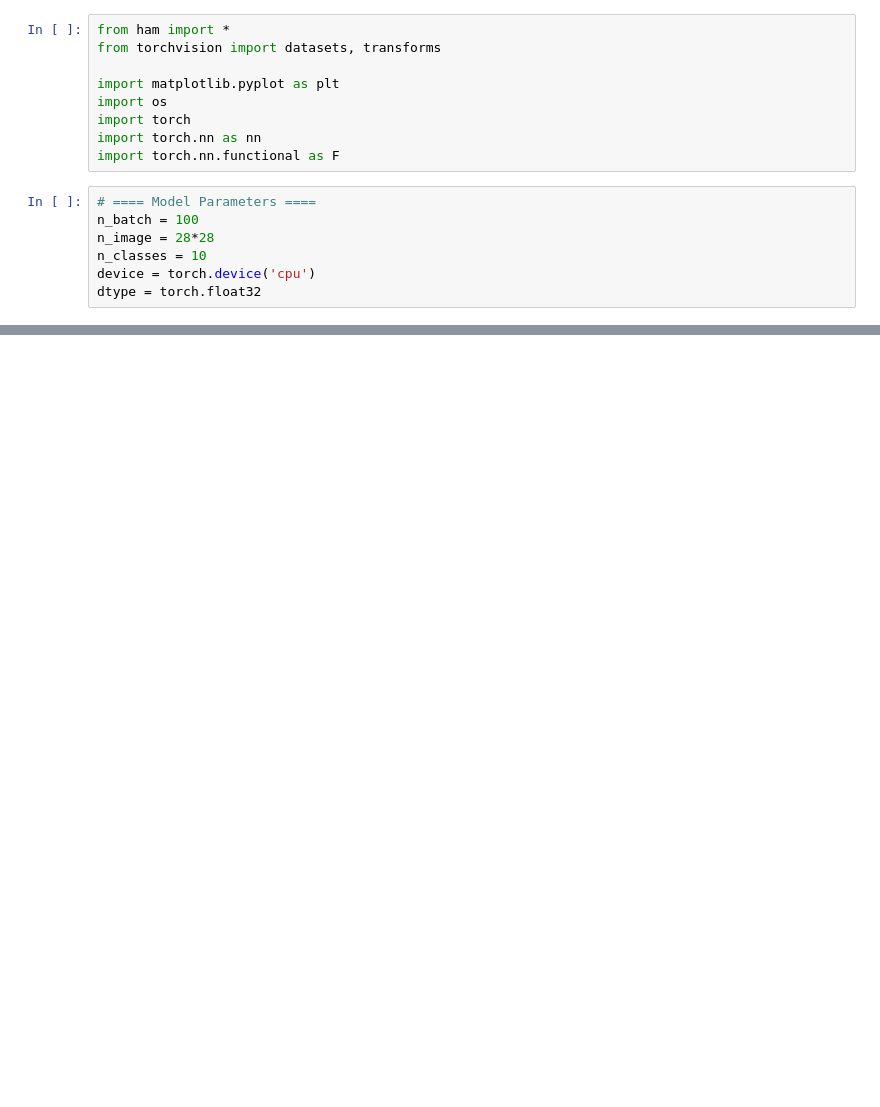
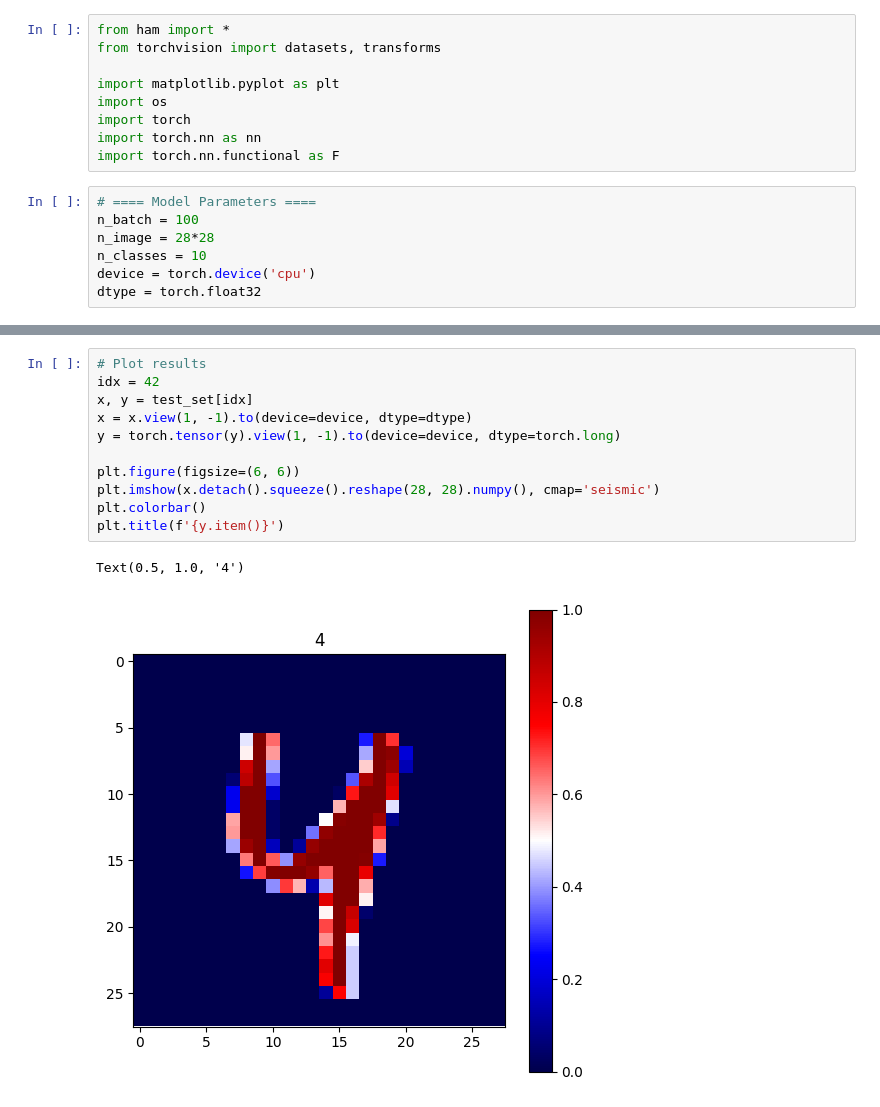
Before and after one commit to thomasjgrady/torch-ham, a Jupyter notebook: mnist.ipynb, the cells around one changed output, grey strips where cells are left out. Cells and saved outputs as stored; diff of their text form; blank space fills up the shorter version.

```diff
--- a/mnist.ipynb
+++ b/mnist.ipynb
@@ -90,0 +76,14 @@ torch.Size([1, 28, 28])
+# %%
+# Plot results
+idx = 42
+x, y = test_set[idx]
+x = x.view(1, -1).to(device=device, dtype=dtype)
+y = torch.tensor(y).view(1, -1).to(device=device, dtype=torch.long)
+
+plt.figure(figsize=(6, 6))
+plt.imshow(x.detach().squeeze().reshape(28, 28).numpy(), cmap='seismic')
+plt.colorbar()
+plt.title(f'{y.item()}')
+# %% [output]
+Text(0.5, 1.0, '4')
+[figure, added]
```
Also changed, not shown: parts of 12 cells of this notebook, 3 other files.
